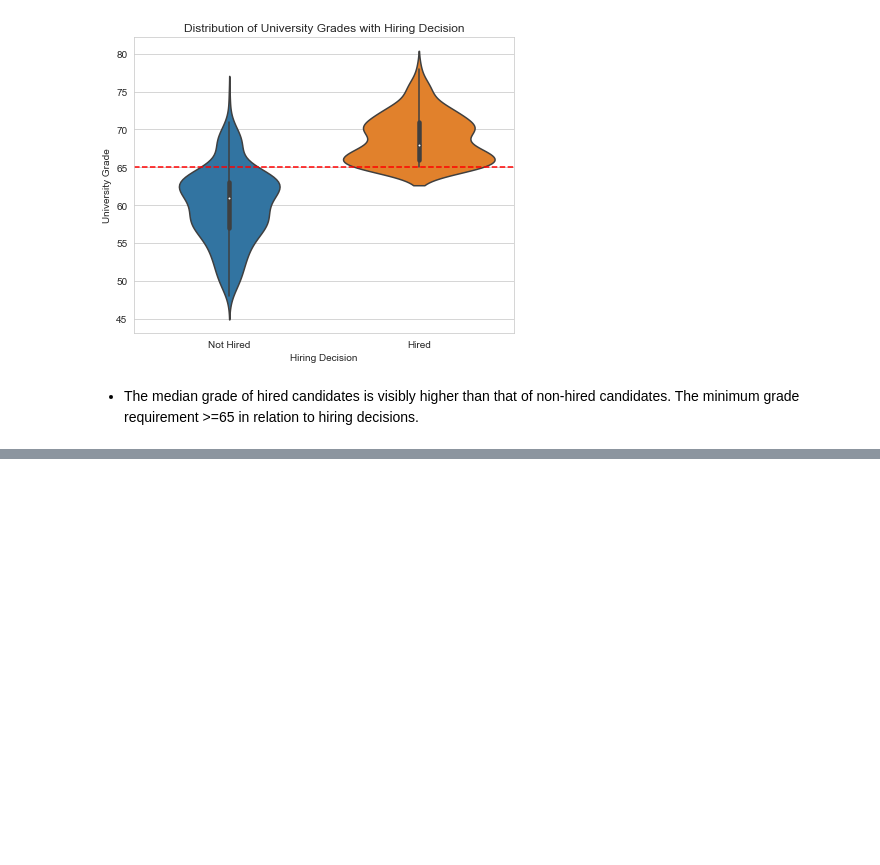
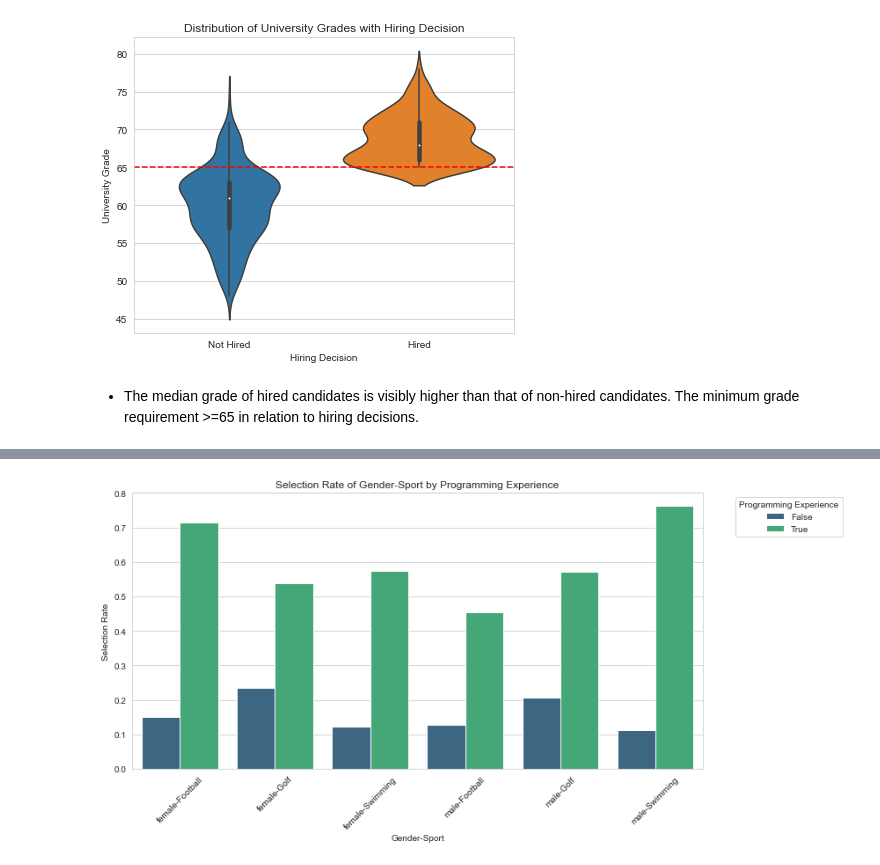
Before and after one commit to kwah-space/IDS-draft, a Jupyter notebook: A3 model.ipynb, the cells around one changed output, grey strips where cells are left out. Saved outputs shown, nothing was run; the diff lists cells and outputs as text; code cells hidden in the pictures; blank space fills up the shorter version.

```diff
--- a/A3 model.ipynb
+++ b/A3 model.ipynb
@@ -172,0 +199,21 @@ plt.show()
+# %%
+# Create a copy of the filtered data to avoid warnings
+filtered_data_copy = filtered_data.copy()
+
+filtered_data_copy.loc[:, 'gender_sport'] = filtered_data_copy['gender'] + '-' + filtered_data_copy['sport'].astype(str)
+
+# Calculate selection rates for each Gender-Sport and Programming Experience
+selection_rates_gensport_prog = filtered_data_copy.groupby(['gender_sport', 'ind-programming_exp'])['decision'].mean().reset_index()
+
+# Bar chart visualization
+plt.figure(figsize=(12, 6))
+sns.barplot(data=selection_rates_gensport_prog, x='gender_sport', y='decision', hue='ind-programming_exp', palette="viridis", ci=None)
+plt.title('Selection Rate of Gender-Sport by Programming Experience')
+plt.xlabel('Gender-Sport')
+plt.ylabel('Selection Rate')
+plt.legend(title='Programming Experience', bbox_to_anchor=(1.05, 1), loc='upper left')
+plt.xticks(rotation=45)
+plt.tight_layout()
+plt.show()
+# %% [output]
+[figure, added]
```
Also changed, not shown: parts of 21 cells of this notebook, 1 other file.
